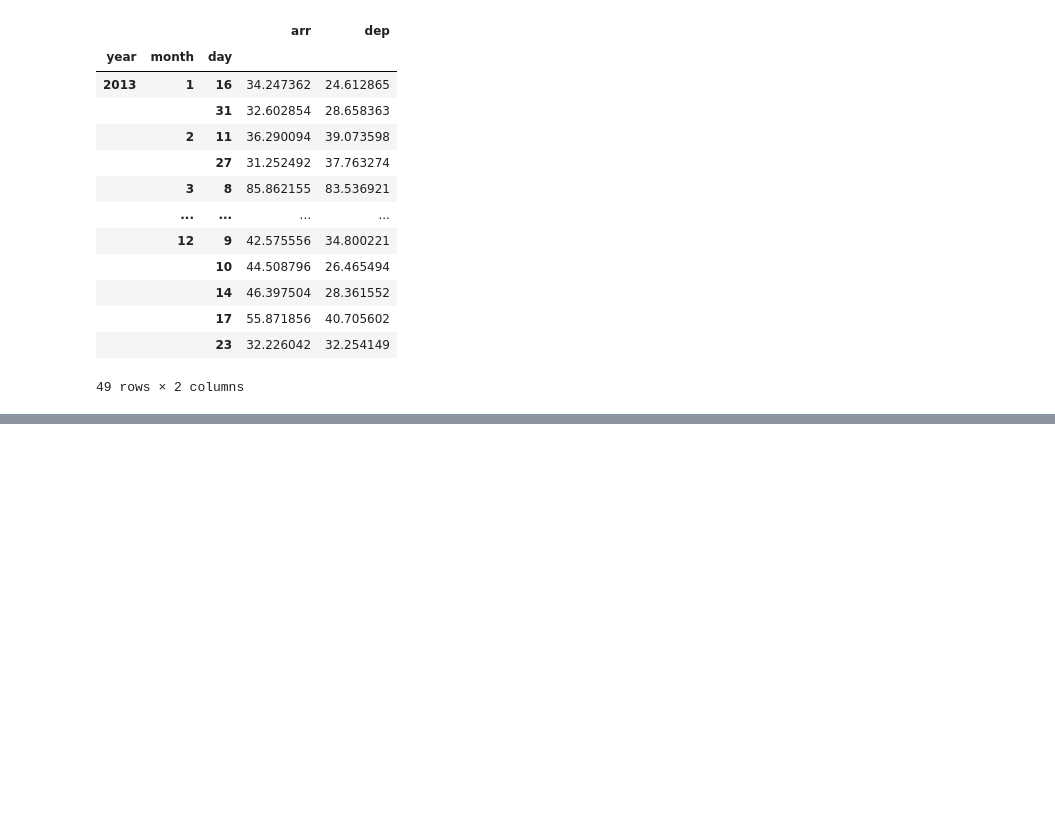
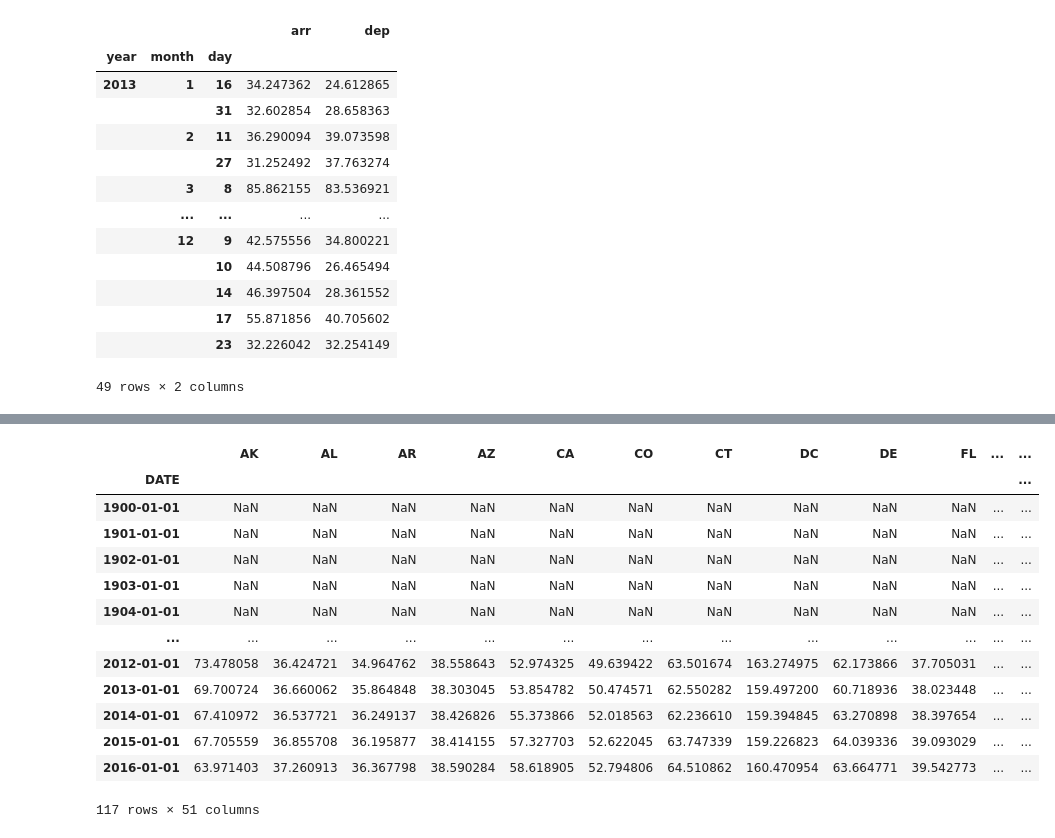
Before and after one commit to TomAugspurger/ia-rug, a Jupyter notebook: notebooks/Pandas.ipynb, the cells around one changed output, grey strips where cells are left out. Saved outputs shown, nothing was run; the diff lists cells and outputs as text; code cells hidden in the pictures; blank space fills up the shorter version.

```diff
--- a/notebooks/Pandas.ipynb
+++ b/notebooks/Pandas.ipynb
@@ -554,0 +606,18 @@ gdp.to_csv("data/pop.csv")
+# %%
+gdp_pc = gdp.rename(columns=lambda x: x[:2]) / pop.rename(columns=lambda x: x[:2])
+gdp_pc
+# %% [output]
+|  | AK | AL | AR | AZ | CA | CO | CT | DC | DE | FL | ... | ... |
+| DATE |  |  |  |  |  |  |  |  |  |  |  | ... |
+| 1900-01-01 | NaN | NaN | NaN | NaN | NaN | NaN | NaN | NaN | NaN | NaN | ... | ... |
+| 1901-01-01 | NaN | NaN | NaN | NaN | NaN | NaN | NaN | NaN | NaN | NaN | ... | ... |
+| 1902-01-01 | NaN | NaN | NaN | NaN | NaN | NaN | NaN | NaN | NaN | NaN | ... | ... |
+| 1903-01-01 | NaN | NaN | NaN | NaN | NaN | NaN | NaN | NaN | NaN | NaN | ... | ... |
+| 1904-01-01 | NaN | NaN | NaN | NaN | NaN | NaN | NaN | NaN | NaN | NaN | ... | ... |
+| ... | ... | ... | ... | ... | ... | ... | ... | ... | ... | ... | ... | ... |
+| 2012-01-01 | 73.478058 | 36.424721 | 34.964762 | 38.558643 | 52.974325 | 49.639422 | 63.501674 | 163.274975 | 62.173866 | 37.705031 | ... | ... |
+| 2013-01-01 | 69.700724 | 36.660062 | 35.864848 | 38.303045 | 53.854782 | 50.474571 | 62.550282 | 159.497200 | 60.718936 | 38.023448 | ... | ... |
+| 2014-01-01 | 67.410972 | 36.537721 | 36.249137 | 38.426826 | 55.373866 | 52.018563 | 62.236610 | 159.394845 | 63.270898 | 38.397654 | ... | ... |
+| 2015-01-01 | 67.705559 | 36.855708 | 36.195877 | 38.414155 | 57.327703 | 52.622045 | 63.747339 | 159.226823 | 64.039336 | 39.093029 | ... | ... |
+| 2016-01-01 | 63.971403 | 37.260913 | 36.367798 | 38.590284 | 58.618905 | 52.794806 | 64.510862 | 160.470954 | 63.664771 | 39.542773 | ... | ... |
+117 rows × 51 columns
```
Also changed, not shown: parts of 29 cells of this notebook, 5 other files.
